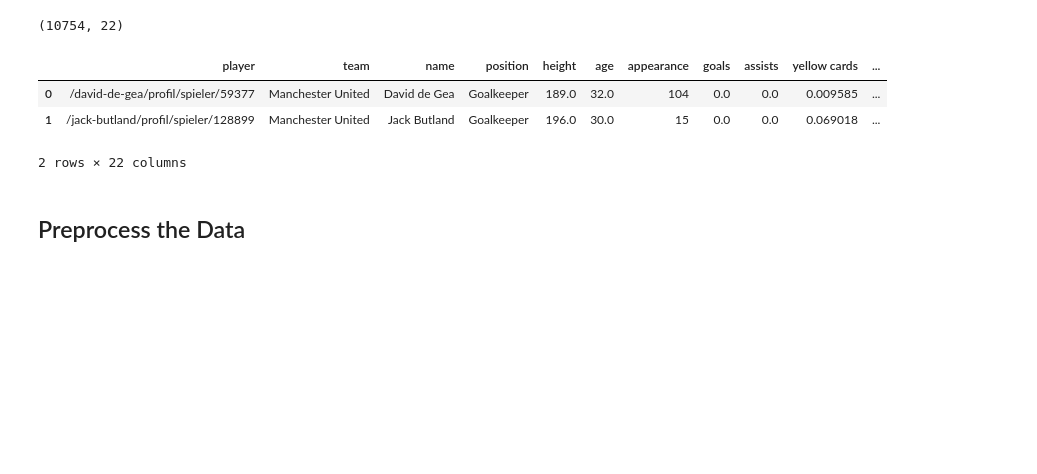
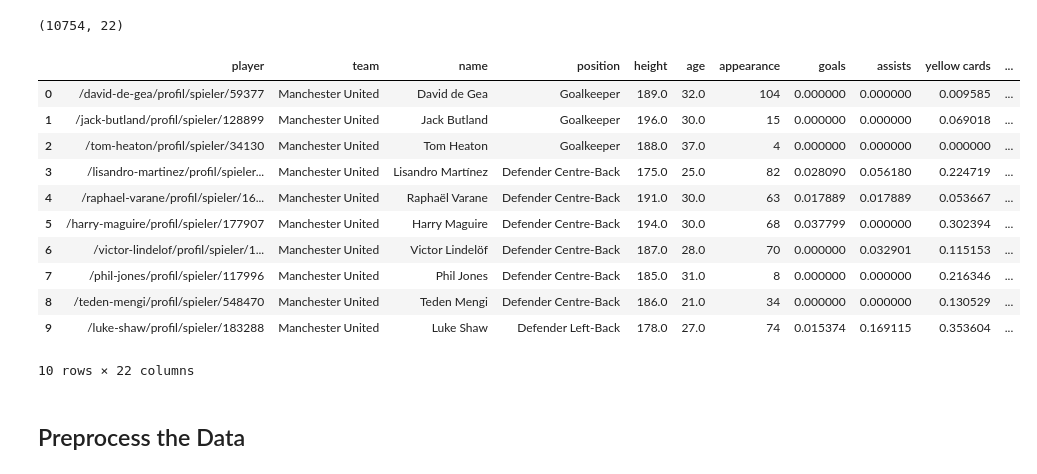
Before and after one commit to Tuwaiq-DS-ML-bootcamp-V-8/Usecase-7, a Jupyter notebook: usecase7.ipynb, the cells around one changed output. Cells and saved outputs as stored; diff of their text form; code cells hidden in the pictures; blank space fills up the shorter version.

```diff
--- a/usecase7.ipynb
+++ b/usecase7.ipynb
@@ -25,13 +25,23 @@ df = pd.read_csv("C:/Users/LENOVO/OneDrive/Desktop/Tuwaiqpro/Usecase-7/final_dat
 df.shape
 # %% [output]
 (10754, 22)
+# %%
+df.drop_duplicates(inplace=True)
 # %%
-df.head(2)
+df.head(10)
 # %% [output]
 |  | player | team | name | position | height | age | appearance | goals | assists | yellow cards | ... |
-| 0 | /david-de-gea/profil/spieler/59377 | Manchester United | David de Gea | Goalkeeper | 189.0 | 32.0 | 104 | 0.0 | 0.0 | 0.009585 | ... |
-| 1 | /jack-butland/profil/spieler/128899 | Manchester United | Jack Butland | Goalkeeper | 196.0 | 30.0 | 15 | 0.0 | 0.0 | 0.069018 | ... |
+| 0 | /david-de-gea/profil/spieler/59377 | Manchester United | David de Gea | Goalkeeper | 189.0 | 32.0 | 104 | 0.000000 | 0.000000 | 0.009585 | ... |
+| 1 | /jack-butland/profil/spieler/128899 | Manchester United | Jack Butland | Goalkeeper | 196.0 | 30.0 | 15 | 0.000000 | 0.000000 | 0.069018 | ... |
+| 2 | /tom-heaton/profil/spieler/34130 | Manchester United | Tom Heaton | Goalkeeper | 188.0 | 37.0 | 4 | 0.000000 | 0.000000 | 0.000000 | ... |
+| 3 | /lisandro-martinez/profil/spieler... | Manchester United | Lisandro Martínez | Defender Centre-Back | 175.0 | 25.0 | 82 | 0.028090 | 0.056180 | 0.224719 | ... |
+| 4 | /raphael-varane/profil/spieler/16... | Manchester United | Raphaël Varane | Defender Centre-Back | 191.0 | 30.0 | 63 | 0.017889 | 0.017889 | 0.053667 | ... |
+| 5 | /harry-maguire/profil/spieler/177907 | Manchester United | Harry Maguire | Defender Centre-Back | 194.0 | 30.0 | 68 | 0.037799 | 0.000000 | 0.302394 | ... |
+| 6 | /victor-lindelof/profil/spieler/1... | Manchester United | Victor Lindelöf | Defender Centre-Back | 187.0 | 28.0 | 70 | 0.000000 | 0.032901 | 0.115153 | ... |
+| 7 | /phil-jones/profil/spieler/117996 | Manchester United | Phil Jones | Defender Centre-Back | 185.0 | 31.0 | 8 | 0.000000 | 0.000000 | 0.216346 | ... |
+| 8 | /teden-mengi/profil/spieler/548470 | Manchester United | Teden Mengi | Defender Centre-Back | 186.0 | 21.0 | 34 | 0.000000 | 0.000000 | 0.130529 | ... |
+| 9 | /luke-shaw/profil/spieler/183288 | Manchester United | Luke Shaw | Defender Left-Back | 178.0 | 27.0 | 74 | 0.015374 | 0.169115 | 0.353604 | ... |
-2 rows × 22 columns
+10 rows × 22 columns
 # %% [markdown]
 ## Preprocess the Data
 # %% [markdown]
```
Also changed, not shown: parts of 39 cells of this notebook.
